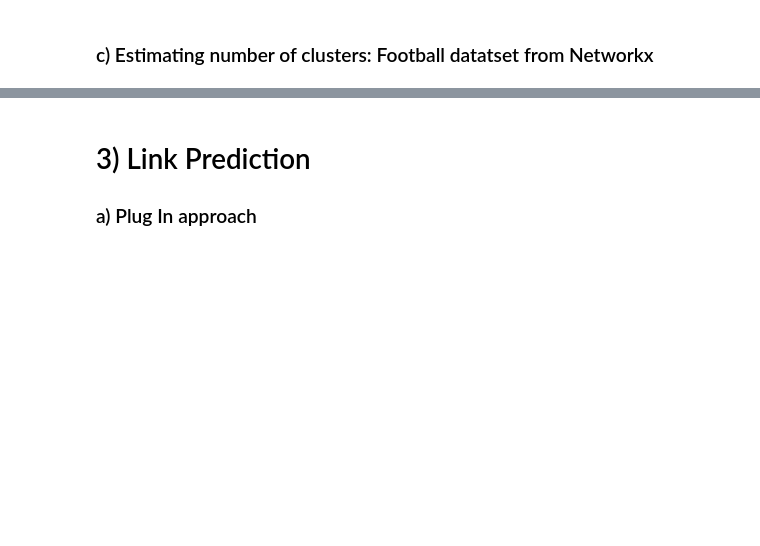
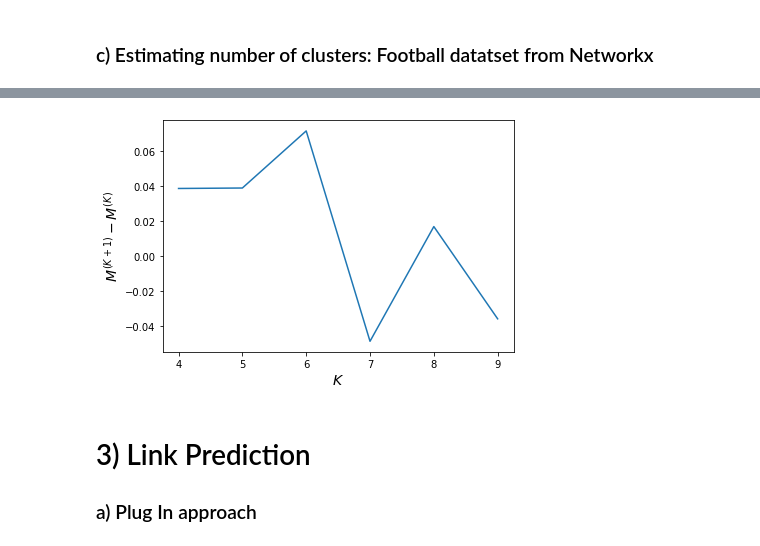
Before and after one commit to quentin-duchemin/inference-markovian-SBM, a Jupyter notebook: experiments.ipynb, the cells around one changed output, grey strips where cells are left out. Cells and saved outputs as stored; diff of their text form; code cells hidden in the pictures; blank space fills up the shorter version.

```diff
--- a/experiments.ipynb
+++ b/experiments.ipynb
@@ -213,36 +213,51 @@ plt.savefig("Graph.png", format="PNG", dpi=300)
 # %%
+url = "http://www-personal.umich.edu/~mejn/netdata/football.zip"
+
+sock = urllib.urlopen(url)  # open URL
+s = io.BytesIO(sock.read())  # read into BytesIO "file"
+sock.close()
+
+zf = zipfile.ZipFile(s)  # zipfile object
+txt = zf.read("football.txt").decode()  # read info file
+gml = zf.read("football.gml").decode()  # read gml data
+# throw away bogus first line with # from mejn files
+gml = gml.split("\n")[1:]
+G = nx.parse_gml(gml)  # parse gml data
+values = nx.get_node_attributes(G,'value')
+
 X = nx.adjacency_matrix(G).todense()
 a = list(G.nodes.keys())
 indices = []
 for i,el in enumerate(a):
-    if values[el] in [0,1,2,3,4,6]:
+    if values[el] in [0,1,2,3,4]:
         indices.append(i)
 np.random.seed(4)
 X= X[indices,:]
 X = X[:,indices]
 n = X.shape[0]
 scores =[]
-#G = SBM(n+delta+1, K, framework='markov', P=P, Q=Q, save_B_matrices=True)
-for K in [4,5,6,7,8,9,10,11]:
+for K in [4,5,6,7,8,9,10]:
     print(K)
     G = SBM(n, K, framework='markov', X=X, save_B_matrices=False)
     G.clusters = [np.random.randint(0,K) for i in range(G.n)]
     ini, gamma, P, O = G.BaumWelch(n-3, n-2, 0, 20, eps = 1e-2, K=K)
     del G
     score = np.max(-2*np.eye(K)+O+O.T)
     scores.append(score)
     np.save('scores_6.npy',scores)
 from matplotlib.ticker import MaxNLocator
 ls = []
 ax = plt.figure().gca()
 ax.xaxis.set_major_locator(MaxNLocator(integer=True))
 for k in range(len(scores)-1):
     ls.append(scores[k+1]-scores[k])
-ax.plot([k for k in range(4,11)], ls)
+ax.plot([k for k in range(4,10)], ls)
 ax.set_ylabel('$M^{(K+1)}-M^{(K)}$',fontsize=14)
 ax.set_xlabel('$K$',fontsize=14)
 plt.tight_layout()
 plt.savefig('inferring_K_Football.png',dpi=250)
+# %% [output]
+[figure, added]
 # %% [markdown]
 # 3) Link Prediction
 ### a) Plug In approach
```
Also changed, not shown: parts of 4 cells of this notebook, 1 other file.
